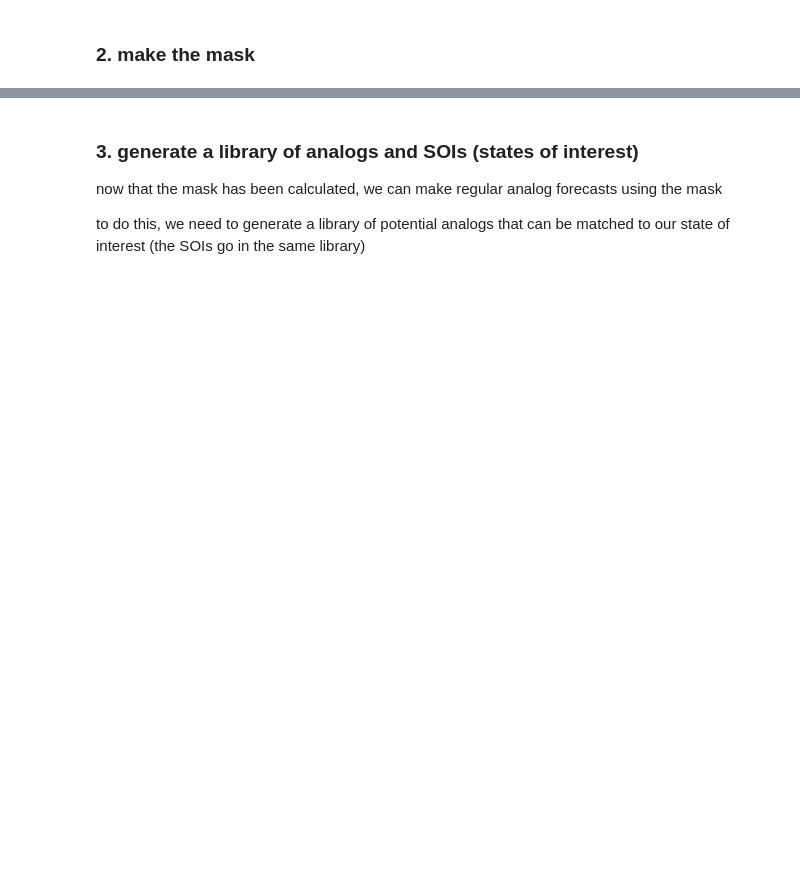
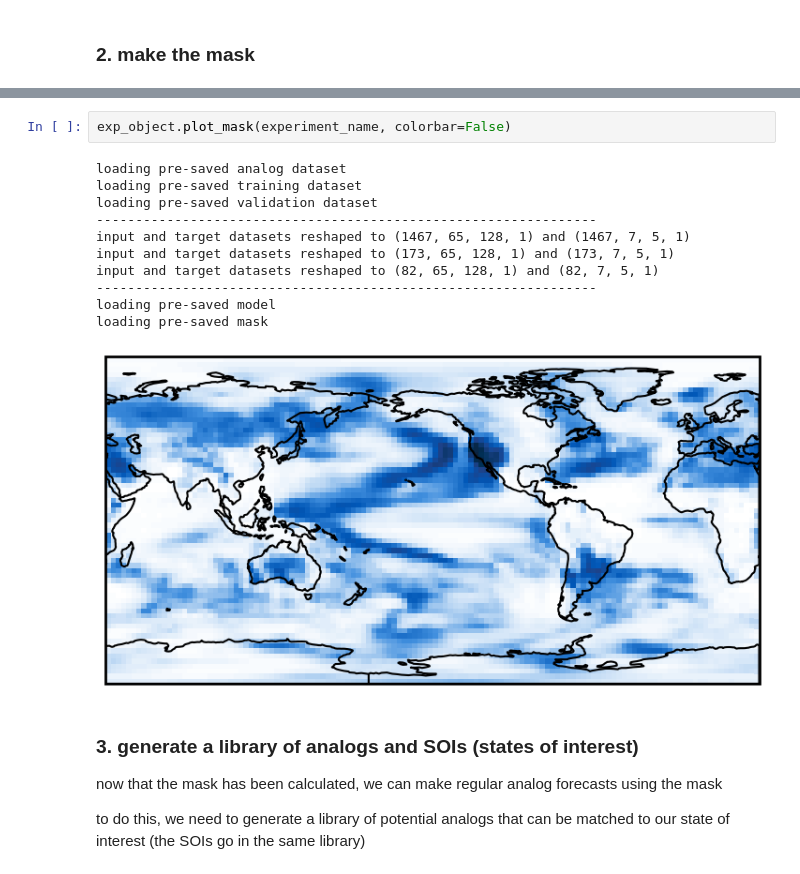
Before and after one commit to mafern/mask-analog-predictions, a Jupyter notebook: new_experiment.ipynb, the cells around one changed output, grey strips where cells are left out. Cells and saved outputs as stored; diff of their text form; blank space fills up the shorter version.

```diff
--- a/new_experiment.ipynb
+++ b/new_experiment.ipynb
@@ -112,3 +100,17 @@ loading pre-saved mask
+# %%
+exp_object.plot_mask(experiment_name, colorbar=False)
+# %% [output]
+loading pre-saved analog dataset
+loading pre-saved training dataset
+loading pre-saved validation dataset
+----------------------------------------------------------------
+input and target datasets reshaped to (1467, 65, 128, 1) and (1467, 7, 5, 1)
+input and target datasets reshaped to (173, 65, 128, 1) and (173, 7, 5, 1)
+input and target datasets reshaped to (82, 65, 128, 1) and (82, 7, 5, 1)
+----------------------------------------------------------------
+loading pre-saved model
+loading pre-saved mask
+[figure, added]
 # %% [markdown]
 ### 3. generate a library of analogs and SOIs (states of interest)
 
```
Also changed, not shown: parts of 13 cells of this notebook, 1 other file.
